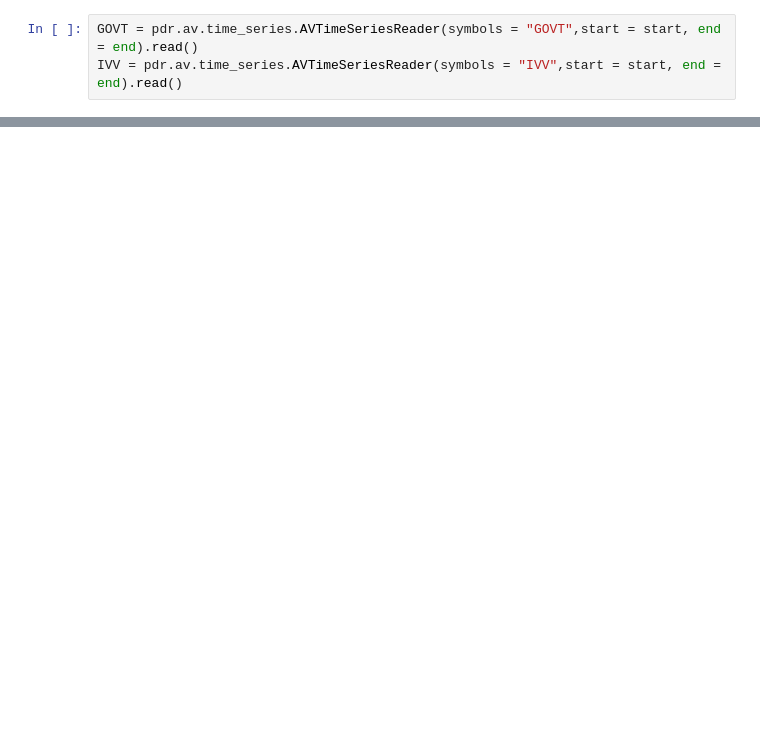
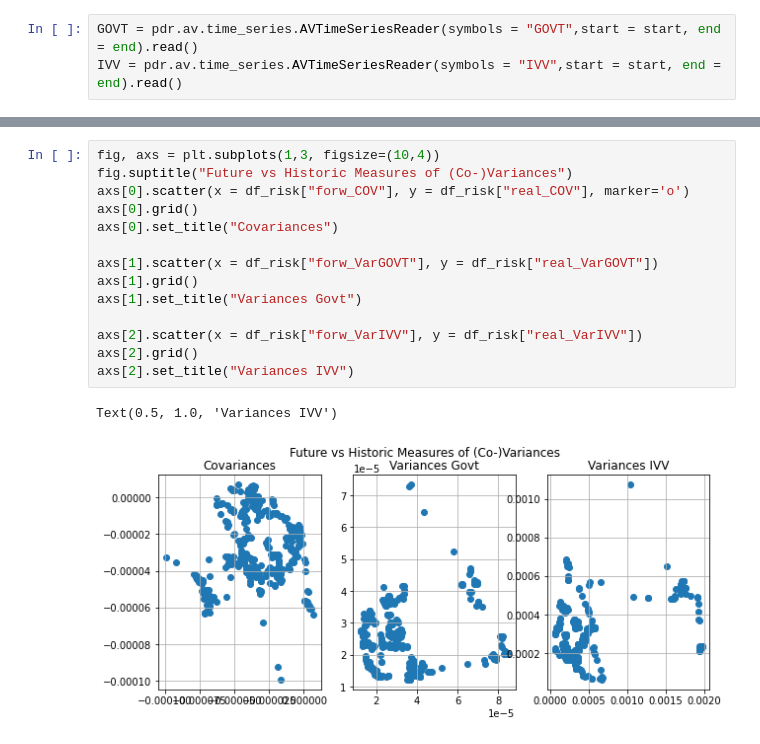
Before and after one commit to jan-felix/SLOG, a Jupyter notebook: Ex_Ante_vs_Ex_Post_Risk.ipynb, the cells around one changed output, grey strips where cells are left out. Saved outputs shown, nothing was run; the diff lists cells and outputs as text; blank space fills up the shorter version.

```diff
--- a/Ex_Ante_vs_Ex_Post_Risk.ipynb
+++ b/Ex_Ante_vs_Ex_Post_Risk.ipynb
@@ -109,0 +143,17 @@ df_risk
+# %%
+fig, axs = plt.subplots(1,3, figsize=(10,4))
+fig.suptitle("Future vs Historic Measures of (Co-)Variances")
+axs[0].scatter(x = df_risk["forw_COV"], y = df_risk["real_COV"], marker='o')
+axs[0].grid()
+axs[0].set_title("Covariances")
+
+axs[1].scatter(x = df_risk["forw_VarGOVT"], y = df_risk["real_VarGOVT"])
+axs[1].grid()
+axs[1].set_title("Variances Govt")
+
+axs[2].scatter(x = df_risk["forw_VarIVV"], y = df_risk["real_VarIVV"])
+axs[2].grid()
+axs[2].set_title("Variances IVV")
+# %% [output]
+Text(0.5, 1.0, 'Variances IVV')
+[figure, added]
```
Also changed, not shown: parts of 17 cells of this notebook.
